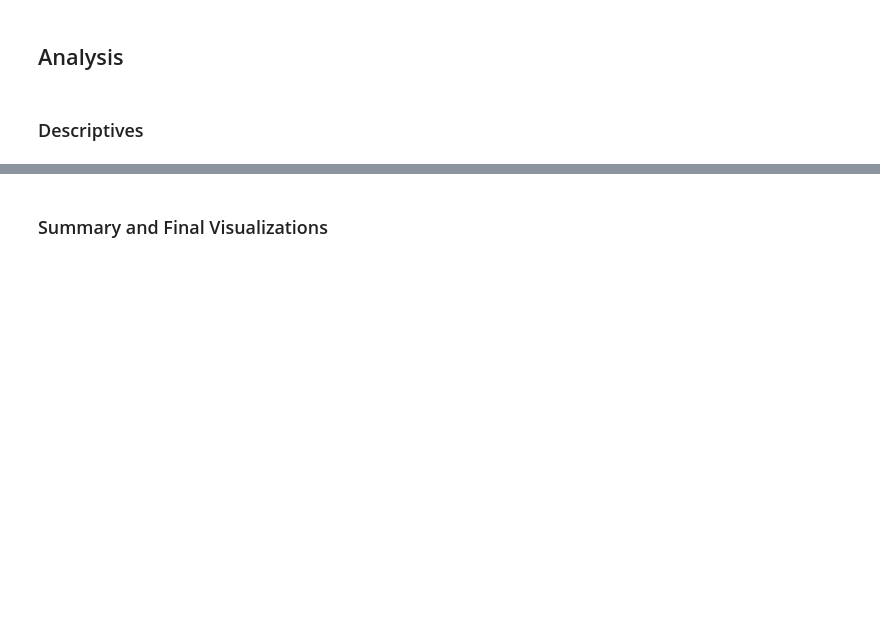
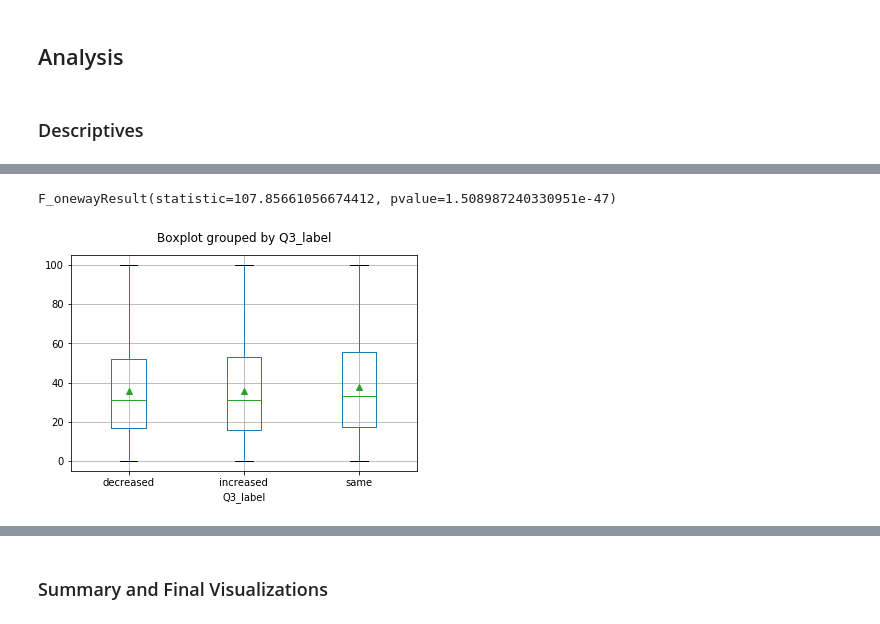
Before and after one commit to tomtav/arts-edu-impact, a Jupyter notebook: dev/katelin/Q2_Funding_Katelin.ipynb, the cells around one changed output, grey strips where cells are left out. Cells and saved outputs as stored; diff of their text form; code cells hidden in the pictures; blank space fills up the shorter version.

```diff
--- a/dev/katelin/Q2_Funding_Katelin.ipynb
+++ b/dev/katelin/Q2_Funding_Katelin.ipynb
@@ -509,0 +773,33 @@ Ttest_indResult(statistic=22.754403980335855, pvalue=7.246357166153657e-114)
+# %%
+# Math
+
+# Measure 2: Funding increase/decrese from prevous school year
+
+# Measure 2: Sufficient/Insuffcient Funding
+math_funding_incr = math_pass_rate_df[math_pass_rate_df['Q3_label'] == 'increased']
+math_funding_decr = math_pass_rate_df[math_pass_rate_df['Q3_label'] == 'decreased']
+math_funding_same = math_pass_rate_df[math_pass_rate_df['Q3_label'] == 'same']
+
+#mean of each group
+math_funding_incr_mean = np.mean(math_funding_incr['level_3_4_1'])
+math_funding_decr_mean = np.mean(math_funding_decr['level_3_4_1'])
+math_funding_same_mean = np.mean(math_funding_same['level_3_4_1'])
+
+# sample size of each group
+math_funding_incr_samplesize = len(math_funding_incr['DBN'].unique())
+math_funding_decr_samplesize = len(math_funding_decr['DBN'].unique())
+math_funding_same_samplesize = len(math_funding_same['DBN'].unique())
+
+# ANOVA
+stats.f_oneway(ela_funding_incr['level_3_4_1'],
+               ela_funding_decr['level_3_4_1'],
+               ela_funding_same['level_3_4_1'])
+# %% [output]
+F_onewayResult(statistic=107.85661056674412, pvalue=1.508987240330951e-47)
+# %%
+math_funding_incr = math_funding_incr.append([math_funding_decr, math_funding_same])
+math_funding_incr.boxplot('level_3_4_1', by = 'Q3_label', meanline = False, showmeans = True)
+plt.title('')
+plt.show()
+# %% [output]
+[figure, added]
```
Also changed, not shown: parts of 32 cells of this notebook.
